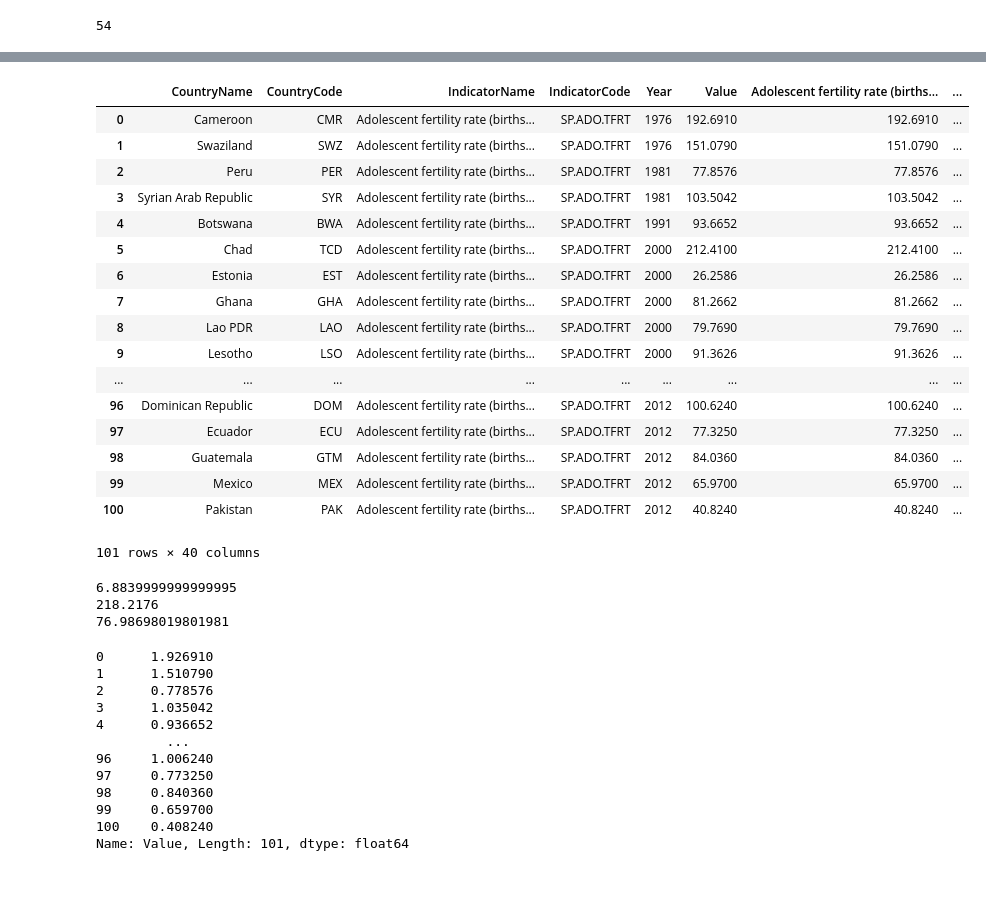
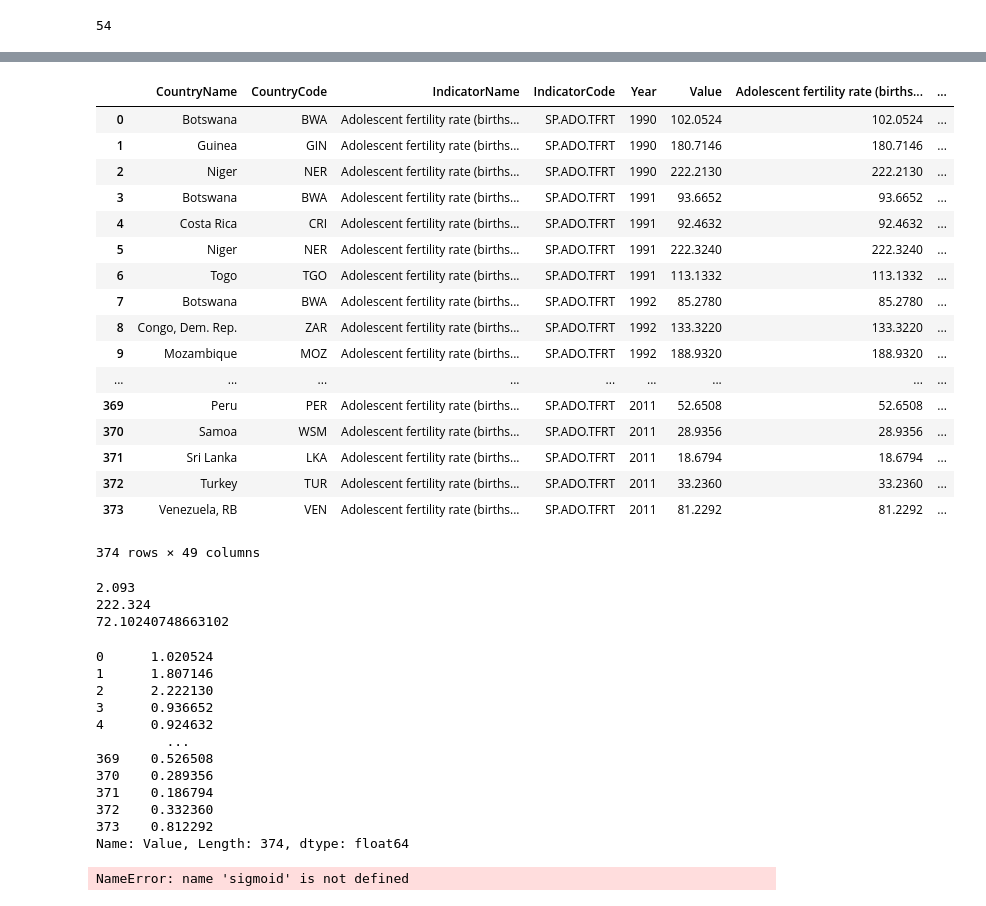
Before and after one commit to soyoungpark9187/ML_termProject, a Jupyter notebook: input/algorithm.ipynb, the cells around one changed output, grey strips where cells are left out. Saved outputs shown, nothing was run; the diff lists cells and outputs as text; code cells hidden in the pictures.

```diff
--- a/input/algorithm.ipynb
+++ b/input/algorithm.ipynb
@@ -106,7 +107,7 @@ for i in rel_columns_8:
 #    print(target.head())
     merged_bef = merged
     merged = pd.merge(merged, target)
-    if len(merged) < 100:
+    if len(merged) < 500:
         merged = merged_bef
 #    print(merged.head())
 
@@ -133,66 +138,68 @@ merged
 # %%
 merged = data[data['IndicatorName']==target_id]
 
 for i in rel_columns_7:
     target = data[data['IndicatorName']==i]
     target.rename(columns={"Value": i}, inplace = True)
     target=target.drop(columns=['IndicatorCode', 'IndicatorName', 'CountryName'])
 #    print(target.head())
     merged_bef = merged
     merged = pd.merge(merged, target)
-    if len(merged) < 100:
+    if len(merged) < 200:
         merged = merged_bef
 #    print(merged.head())
 
 merged
 # %% [output]
 |  | CountryName | CountryCode | IndicatorName | IndicatorCode | Year | Value | Adolescent fertility rate (births... | ... |
-| 0 | Cameroon | CMR | Adolescent fertility rate (births... | SP.ADO.TFRT | 1976 | 192.6910 | 192.6910 | ... |
-| 1 | Swaziland | SWZ | Adolescent fertility rate (births... | SP.ADO.TFRT | 1976 | 151.0790 | 151.0790 | ... |
-| 2 | Peru | PER | Adolescent fertility rate (births... | SP.ADO.TFRT | 1981 | 77.8576 | 77.8576 | ... |
-| 3 | Syrian Arab Republic | SYR | Adolescent fertility rate (births... | SP.ADO.TFRT | 1981 | 103.5042 | 103.5042 | ... |
-| 4 | Botswana | BWA | Adolescent fertility rate (births... | SP.ADO.TFRT | 1991 | 93.6652 | 93.6652 | ... |
-| 5 | Chad | TCD | Adolescent fertility rate (births... | SP.ADO.TFRT | 2000 | 212.4100 | 212.4100 | ... |
-| 6 | Estonia | EST | Adolescent fertility rate (births... | SP.ADO.TFRT | 2000 | 26.2586 | 26.2586 | ... |
-| 7 | Ghana | GHA | Adolescent fertility rate (births... | SP.ADO.TFRT | 2000 | 81.2662 | 81.2662 | ... |
-| 8 | Lao PDR | LAO | Adolescent fertility rate (births... | SP.ADO.TFRT | 2000 | 79.7690 | 79.7690 | ... |
-| 9 | Lesotho | LSO | Adolescent fertility rate (births... | SP.ADO.TFRT | 2000 | 91.3626 | 91.3626 | ... |
+| 0 | Botswana | BWA | Adolescent fertility rate (births... | SP.ADO.TFRT | 1990 | 102.0524 | 102.0524 | ... |
+| 1 | Guinea | GIN | Adolescent fertility rate (births... | SP.ADO.TFRT | 1990 | 180.7146 | 180.7146 | ... |
+| 2 | Niger | NER | Adolescent fertility rate (births... | SP.ADO.TFRT | 1990 | 222.2130 | 222.2130 | ... |
+| 3 | Botswana | BWA | Adolescent fertility rate (births... | SP.ADO.TFRT | 1991 | 93.6652 | 93.6652 | ... |
+| 4 | Costa Rica | CRI | Adolescent fertility rate (births... | SP.ADO.TFRT | 1991 | 92.4632 | 92.4632 | ... |
+| 5 | Niger | NER | Adolescent fertility rate (births... | SP.ADO.TFRT | 1991 | 222.3240 | 222.3240 | ... |
+| 6 | Togo | TGO | Adolescent fertility rate (births... | SP.ADO.TFRT | 1991 | 113.1332 | 113.1332 | ... |
+| 7 | Botswana | BWA | Adolescent fertility rate (births... | SP.ADO.TFRT | 1992 | 85.2780 | 85.2780 | ... |
+| 8 | Congo, Dem. Rep. | ZAR | Adolescent fertility rate (births... | SP.ADO.TFRT | 1992 | 133.3220 | 133.3220 | ... |
+| 9 | Mozambique | MOZ | Adolescent fertility rate (births... | SP.ADO.TFRT | 1992 | 188.9320 | 188.9320 | ... |
 | ... | ... | ... | ... | ... | ... | ... | ... | ... |
-| 96 | Dominican Republic | DOM | Adolescent fertility rate (births... | SP.ADO.TFRT | 2012 | 100.6240 | 100.6240 | ... |
-| 97 | Ecuador | ECU | Adolescent fertility rate (births... | SP.ADO.TFRT | 2012 | 77.3250 | 77.3250 | ... |
-| 98 | Guatemala | GTM | Adolescent fertility rate (births... | SP.ADO.TFRT | 2012 | 84.0360 | 84.0360 | ... |
-| 99 | Mexico | MEX | Adolescent fertility rate (births... | SP.ADO.TFRT | 2012 | 65.9700 | 65.9700 | ... |
-| 100 | Pakistan | PAK | Adolescent fertility rate (births... | SP.ADO.TFRT | 2012 | 40.8240 | 40.8240 | ... |
+| 369 | Peru | PER | Adolescent fertility rate (births... | SP.ADO.TFRT | 2011 | 52.6508 | 52.6508 | ... |
+| 370 | Samoa | WSM | Adolescent fertility rate (births... | SP.ADO.TFRT | 2011 | 28.9356 | 28.9356 | ... |
+| 371 | Sri Lanka | LKA | Adolescent fertility rate (births... | SP.ADO.TFRT | 2011 | 18.6794 | 18.6794 | ... |
+| 372 | Turkey | TUR | Adolescent fertility rate (births... | SP.ADO.TFRT | 2011 | 33.2360 | 33.2360 | ... |
+| 373 | Venezuela, RB | VEN | Adolescent fertility rate (births... | SP.ADO.TFRT | 2011 | 81.2292 | 81.2292 | ... |
-101 rows × 40 columns
+374 rows × 49 columns
 # %%
 # 기준: value 등급? 만듦
 print(min(merged['Value']))
 print(max(merged['Value']))
 print(merged['Value'].mean())
 # %% [output]
-6.8839999999999995
-218.2176
-76.98698019801981
+2.093
+222.324
+72.10240748663102
 # %%
 merged['Value']/100
 # %% [output]
-0      1.926910
-1      1.510790
-2      0.778576
-3      1.035042
-4      0.936652
+0      1.020524
+1      1.807146
+2      2.222130
+3      0.936652
+4      0.924632
          ...
-96     1.006240
-97     0.773250
-98     0.840360
-99     0.659700
-100    0.408240
-Name: Value, Length: 101, dtype: float64
+369    0.526508
+370    0.289356
+371    0.186794
+372    0.332360
+373    0.812292
+Name: Value, Length: 374, dtype: float64
 # %%
 for i in range(len(merged)):
     print(sigmoid(merged.iloc[i]['Value']))
 
 merged
+# %% [output]
+NameError: name 'sigmoid' is not defined
 # %%
 def sigmoid(x):
     return 1 / (1 + math.exp(-x))
```
Also changed, not shown: parts of 19 cells of this notebook.
